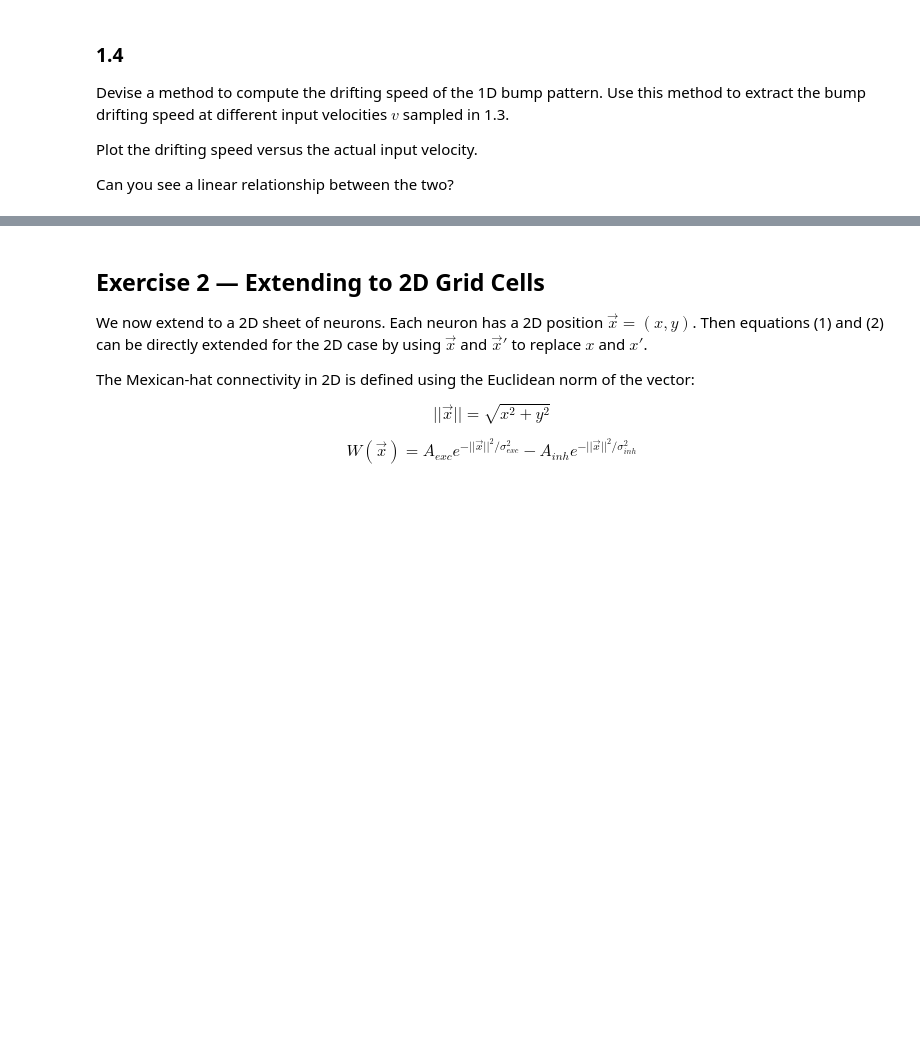
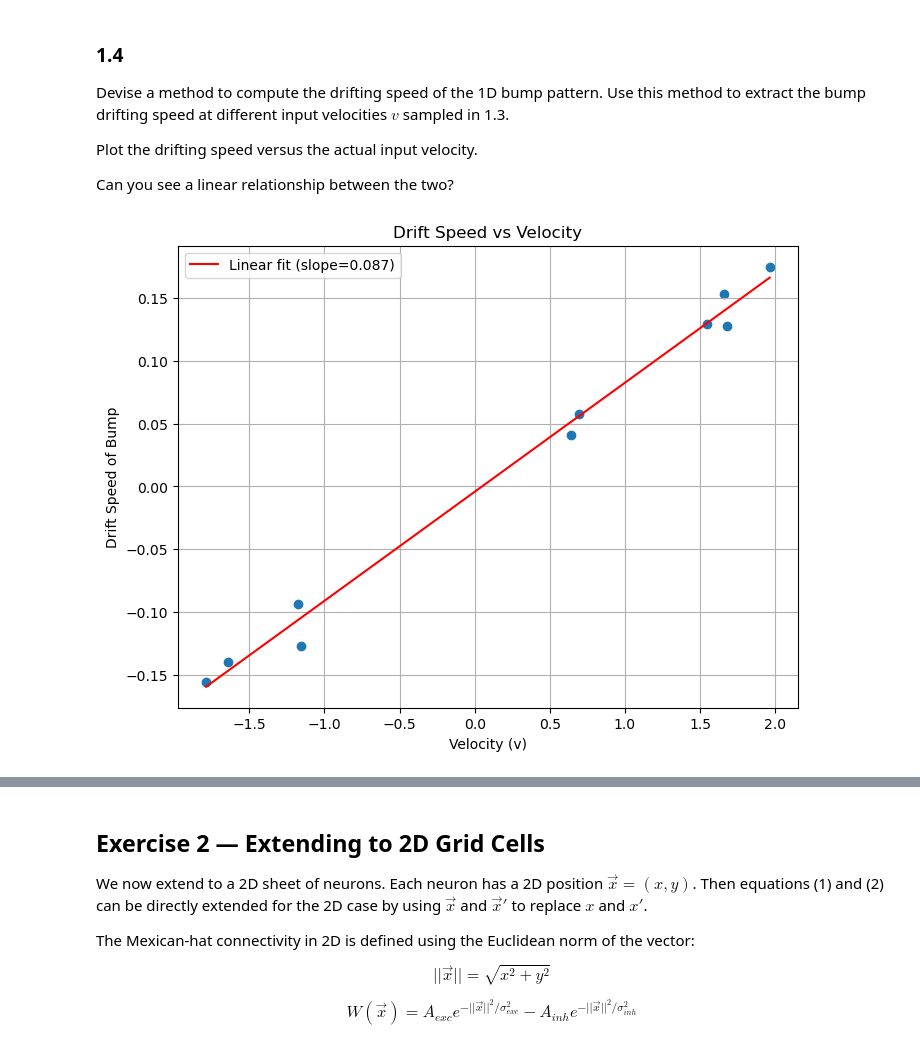
Before and after one commit to guenzi/nx465-miniproject2, a Jupyter notebook: Spatial_Navigation_using_Grid_Cells.ipynb, the cells around one changed output, grey strips where cells are left out. Cells and saved outputs as stored; diff of their text form; code cells hidden in the pictures; blank space fills up the shorter version.

```diff
--- a/Spatial_Navigation_using_Grid_Cells.ipynb
+++ b/Spatial_Navigation_using_Grid_Cells.ipynb
@@ -318,7 +318,7 @@ s_R_v = rng_v.uniform(0, 0.1, size=M) # potentials for R
 s_L_v = rng_v.uniform(0, 0.1, size=M) # potentials for L
 r_history_R_v = np.zeros((n_steps, M)) # to store firing rates of R
 r_history_L_v = np.zeros((n_steps, M)) # to store firing rates of
-r_history_all = np.zeros((n_steps, M)) # to store firing rates for all velocities
+r_history_tot_v = np.zeros((n_steps, M)) # to store firing rates for all velocities
 
 for t in range(n_steps):
 
@@ -338,12 +338,12 @@ for t in range(n_steps):
     r_history_R_v[t] = r_R # store firing rates for R
     r_history_L_v[t] = r_L # store firing rates for L
 
-r_history_all = r_history_R_v + r_history_L_v
+r_history_tot_v = r_history_R_v + r_history_L_v # store total firing rates
 
 fig, axes = plt.subplots(1, 2, figsize=(14, 6))
 
 # heatmap
-axes[0].imshow(r_history_all.T, aspect='auto', origin='lower',
+axes[0].imshow(r_history_tot_v.T, aspect='auto', origin='lower',
                extent=[0, n_steps, x[0], x[-1]])
 axes[0].set_xlabel('Time (ms)')
 axes[0].set_ylabel('Position')
@@ -366,3 +373,35 @@ Devise a method to compute the drifting speed of the 1D bump pattern. Use this m
 Plot the drifting speed versus the actual input velocity.
 
 Can you see a linear relationship between the two?
+# %%
+# extract bump's position
+bump_positions = np.zeros(n_steps)
+for t in range(n_steps):
+    bump_positions[t] = x[int(np.argmax(r_history_tot_v[t]))]
+
+# line plot of bump position
+drift_speeds = np.zeros(10)
+for i in range(10):
+    segment = bump_positions[i*300:(i+1)*300]
+    segment = np.unwrap(segment, period=M) # unwrap to handle circularity
+    t_seg = np.arange(300)
+    slope, _ = np.polyfit(t_seg, segment, 1) # linear fit
+    drift_speeds[i] = slope
+
+# plot drift_speeds vs velocities
+plt.figure(figsize=(8, 6))
+plt.scatter(velocities, drift_speeds)
+
+# plot linear fit
+coeffs = np.polyfit(velocities, drift_speeds, 1)
+fit_line = np.polyval(coeffs, velocities)
+plt.plot(np.sort(velocities), np.polyval(coeffs, np.sort(velocities)), 'r-', label=f'Linear fit (slope={coeffs[0]:.3f})')
+plt.legend()
+
+plt.xlabel('Velocity (v)')
+plt.ylabel('Drift Speed of Bump')
+plt.title('Drift Speed vs Velocity')
+plt.grid()
+plt.show()
+# %% [output]
+[figure, added]
```
Also changed, not shown: parts of 7 cells of this notebook.
